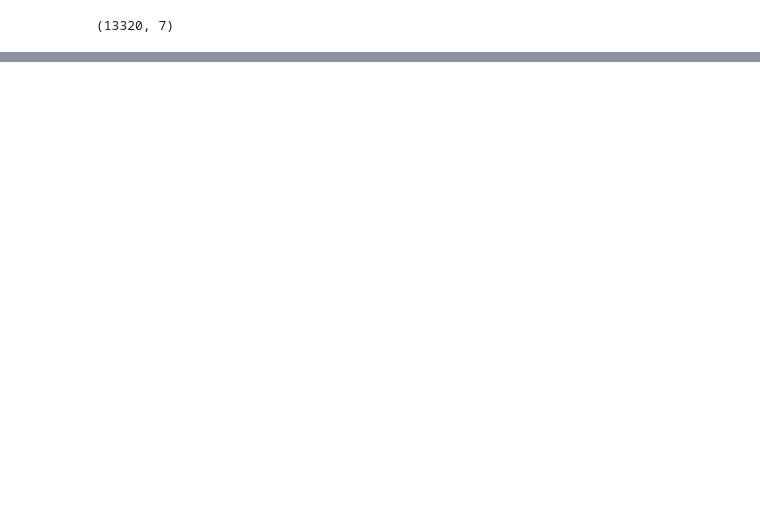
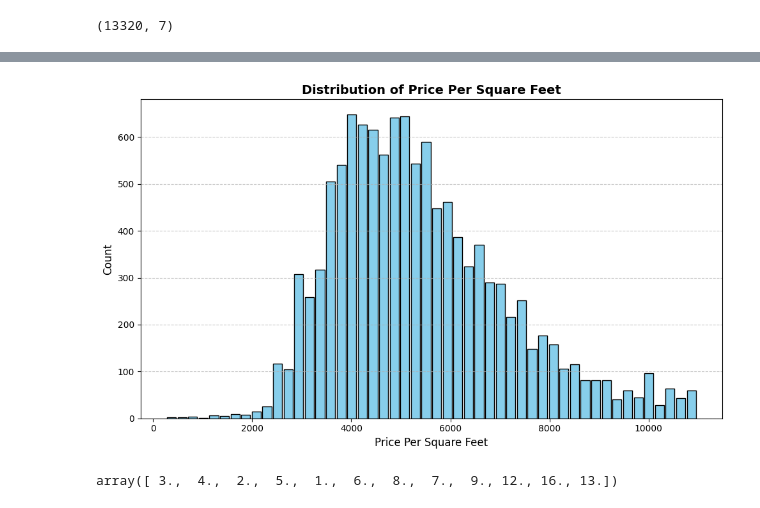
Before and after one commit to Its-Vikas-xd/Machine-Learning, a Jupyter notebook: Project/Real_Estate_price.ipynb, the cells around one changed output, grey strips where cells are left out. Saved outputs shown, nothing was run; the diff lists cells and outputs as text; code cells hidden in the pictures; blank space fills up the shorter version.

```diff
--- a/Project/Real_Estate_price.ipynb
+++ b/Project/Real_Estate_price.ipynb
@@ -278,0 +301,18 @@ Name: price_per_sqft, dtype: float64
+# %%
+
+plt.figure(figsize=(10,6))
+plt.hist(df["price_per_sqft"], bins=50, rwidth=0.85, color="skyblue", edgecolor="black")
+
+plt.xlabel("Price Per Square Feet", fontsize=12)
+plt.ylabel("Count", fontsize=12)
+plt.title("Distribution of Price Per Square Feet", fontsize=14, fontweight="bold")
+
+plt.grid(axis="y", linestyle="--", alpha=0.7)
+plt.tight_layout()
+plt.show()
+# %% [output]
+[figure, added]
+# %%
+df2.bath.unique()
+# %% [output]
+array([ 3.,  4.,  2.,  5.,  1.,  6.,  8.,  7.,  9., 12., 16., 13.])
```
Also changed, not shown: parts of 8 cells of this notebook, 1 other file.
